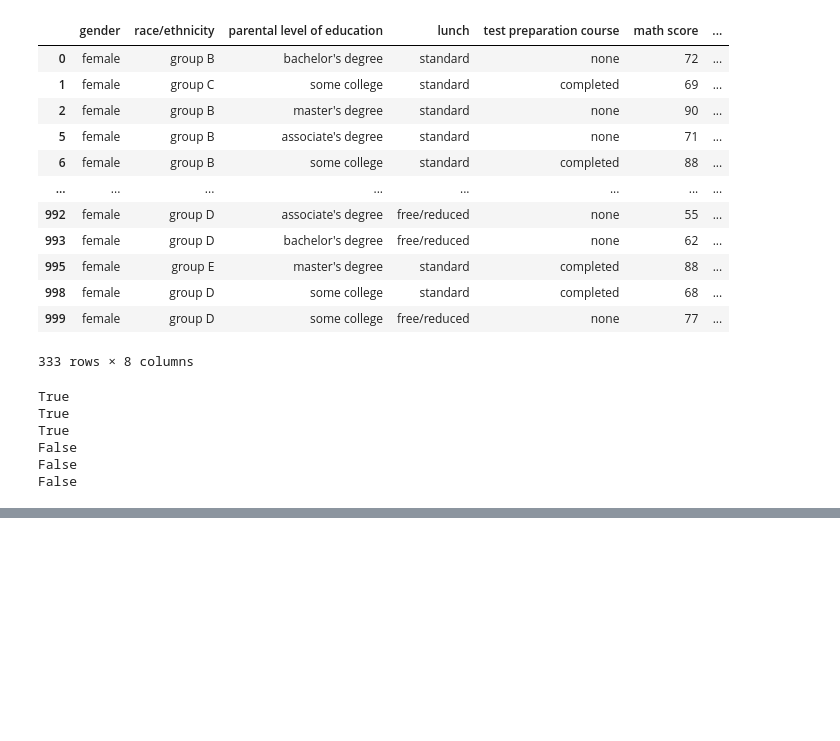
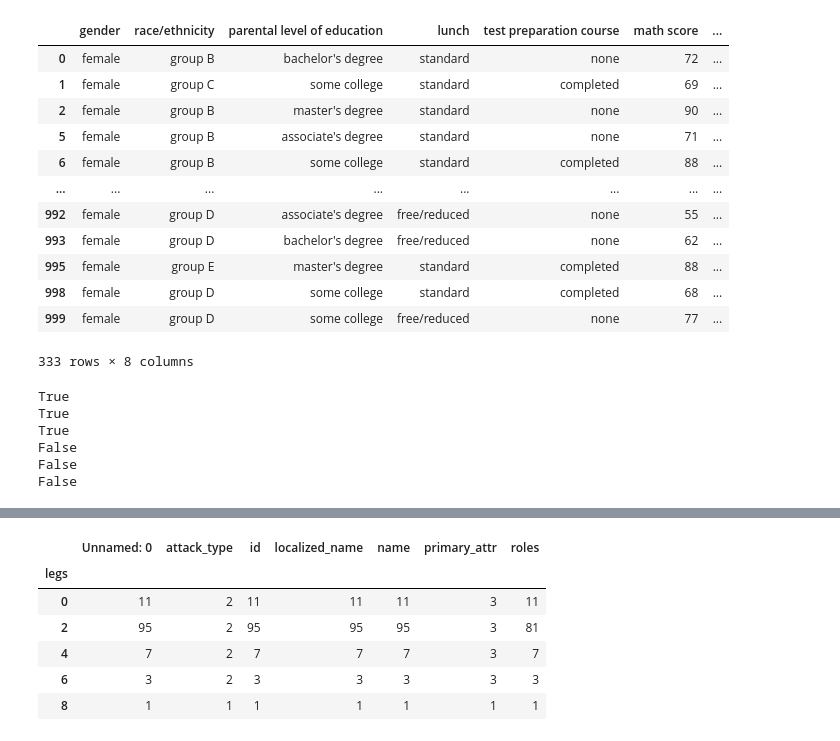
Before and after one commit to EraCat/hse_cbab2025_hw, a Jupyter notebook: src/stepik_ds_ml/lesson_1.ipynb, the cells around one changed output, grey strips where cells are left out. Saved outputs shown, nothing was run; the diff lists cells and outputs as text; code cells hidden in the pictures; blank space fills up the shorter version.

```diff
--- a/src/stepik_ds_ml/lesson_1.ipynb
+++ b/src/stepik_ds_ml/lesson_1.ipynb
@@ -114,0 +156,10 @@ TypeError: '>' not supported between instances of 'str' and 'int'
+# %%
+dota_data.groupby('legs').nunique()
+# %% [output]
+|  | Unnamed: 0 | attack_type | id | localized_name | name | primary_attr | roles |
+| legs |  |  |  |  |  |  |  |
+| 0 | 11 | 2 | 11 | 11 | 11 | 3 | 11 |
+| 2 | 95 | 2 | 95 | 95 | 95 | 3 | 81 |
+| 4 | 7 | 2 | 7 | 7 | 7 | 3 | 7 |
+| 6 | 3 | 2 | 3 | 3 | 3 | 3 | 3 |
+| 8 | 1 | 1 | 1 | 1 | 1 | 1 | 1 |
```
Also changed, not shown: parts of 8 cells of this notebook, 11 other files.
